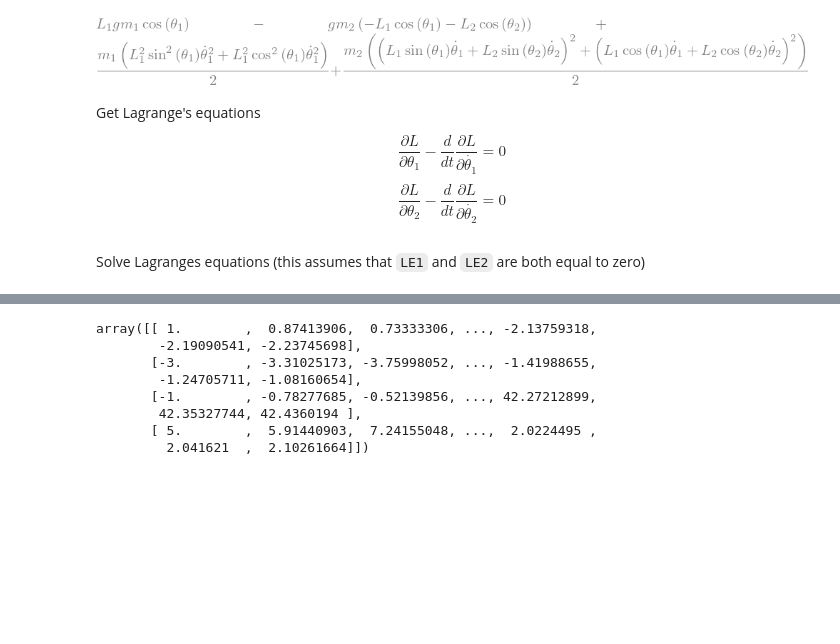
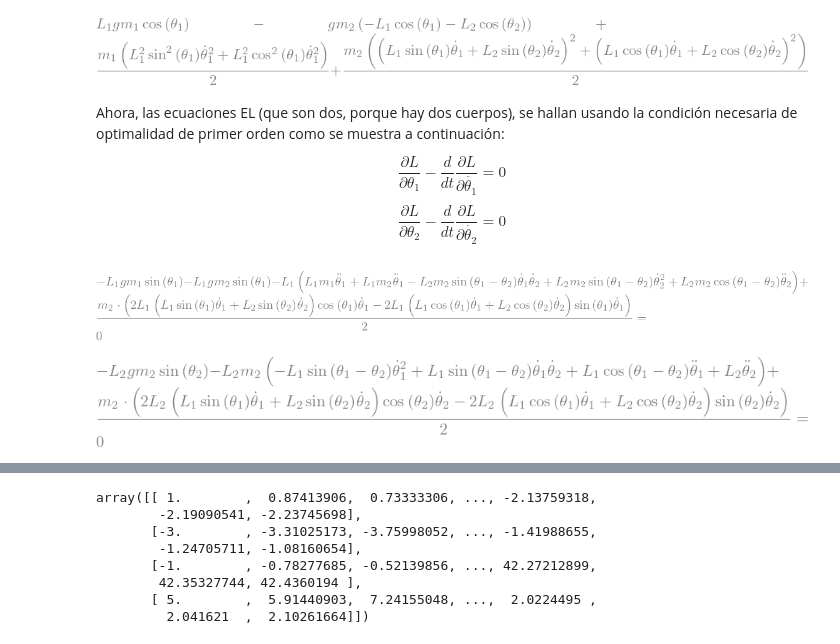
Before and after one commit to thomas-martinod/mecanica-clasica, a Jupyter notebook: tarea-3/pendulo-doble.ipynb, the cells around one changed output, grey strips where cells are left out. Drawn from its saved outputs; the diff is of its cells as text; code cells hidden in the pictures; blank space fills up the shorter version.

```diff
--- a/tarea-3/pendulo-doble.ipynb
+++ b/tarea-3/pendulo-doble.ipynb
@@ -15,4 +19,2 @@ init_vprinting(pretty_print=True)
 # %%
-t, g = smp.symbols('t g')
-m1, m2 = smp.symbols('m1 m2')
-L1, L2 = smp.symbols('L1, L2')
+t, g, m1, m2, L1, L2 = smp.symbols('t, g, m_1, m_2, L_1, L_2')
@@ -21,2 +23,6 @@ $\theta_1$ and $\theta_2$ are functions of time (which we will eventually solve
 # %%
-the1, the2 = smp.symbols(r'\theta_1, \theta_2', cls=smp.Function)
+th1, th2 = smp.symbols(r'\theta_1, \theta_2', cls=smp.Function)
+th1 = th1(t)
+th2 = th2(t)
+
+th1
@@ -34,9 +33,10 @@ Define derivatives and second derivatives
 # %%
-the1_d = smp.diff(the1, t)
-the2_d = smp.diff(the2, t)
-the1_dd = smp.diff(the1_d, t)
-the2_dd = smp.diff(the2_d, t)
+# Derivadas de las coordenadas angulares
+dth1 = smp.diff(th1, t)
+dth2 = smp.diff(th2, t)
+d2th1 = smp.diff(dth1, t)
+d2th2 = smp.diff(dth2, t)
 
-the2_dd
+d2th2
 # %% [output]
 [figure]
@@ -45,5 +55,6 @@ Define $x_1$, $y_1$, $x_2$, and $y_2$ written in terms of the parameters above.
 # %%
-x1 = L1*smp.sin(the1)
-y1 = -L1*smp.cos(the1)
-x2 = L1*smp.sin(the1)+L2*smp.sin(the2)
-y2 = -L1*smp.cos(the1)-L2*smp.cos(the2)
+# Coordenadas cartesianas
+x1 = L1*smp.sin(th1)
+y1 = -L1*smp.cos(th1)
+x2 = L1*smp.sin(th1)+L2*smp.sin(th2)
+y2 = -L1*smp.cos(th1)-L2*smp.cos(th2)
@@ -65,12 +84,19 @@ L
 # %% [output]
 [figure]
 # %% [markdown]
-Get Lagrange's equations
+Ahora, las ecuaciones EL (que son dos, porque hay dos cuerpos), se hallan usando la condición necesaria de optimalidad de primer orden como se muestra a continuación:
 
 $$\frac{\partial L}{\partial \theta_1} - \frac{d}{dt}\frac{\partial L}{\partial \dot{\theta_1}} = 0$$
 $$\frac{\partial L}{\partial \theta_2} - \frac{d}{dt}\frac{\partial L}{\partial \dot{\theta_2}} = 0$$
 # %%
-LE1 = smp.diff(L, the1) - smp.diff(smp.diff(L, the1_d), t).simplify()
-LE2 = smp.diff(L, the2) - smp.diff(smp.diff(L, the2_d), t).simplify()
+# Ecuaciones EL
+EL1 = smp.Eq(smp.diff(L, th1) - smp.diff(smp.diff(L, dth1), t).simplify(), 0)
+EL2 = smp.Eq(smp.diff(L, th2) - smp.diff(smp.diff(L, dth2), t).simplify(), 0)
+
+EL1
+# %% [output]
+[figure, added]
-# %% [markdown]
-Solve Lagranges equations (this assumes that `LE1` and `LE2` are both equal to zero)
+# %%
+EL2
+# %% [output]
+[figure, added]
```
Also changed, not shown: parts of 43 cells of this notebook, 1 other file.
